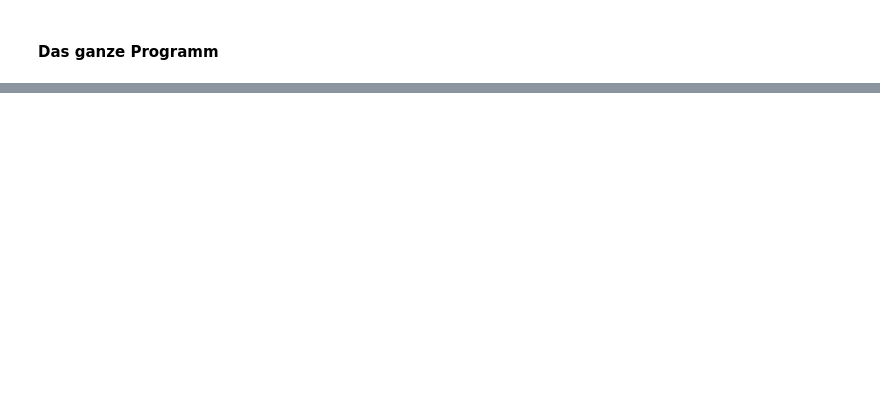
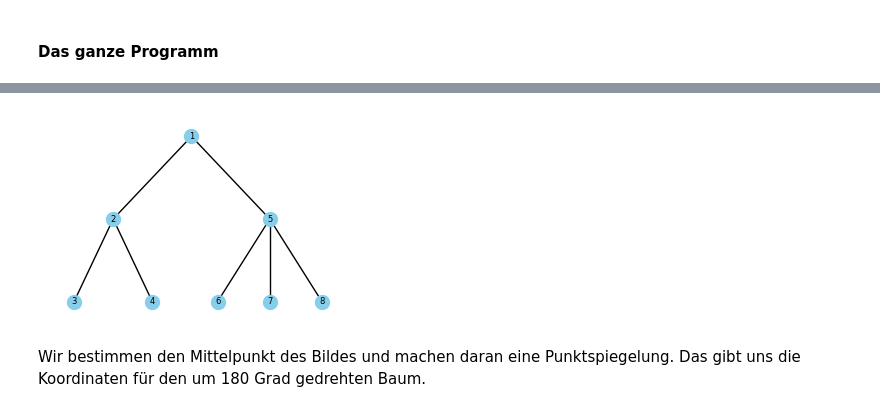
Before and after one commit to ktheu/Programmierwettbewerbe, a Jupyter notebook: bwinf1/drehfreudig/drehfreudig.ipynb, the cells around one changed output, grey strips where cells are left out. Drawn from its saved outputs; the diff is of its cells as text; code cells hidden in the pictures; blank space fills up the shorter version.

```diff
--- a/bwinf1/drehfreudig/drehfreudig.ipynb
+++ b/bwinf1/drehfreudig/drehfreudig.ipynb
@@ -238,0 +238,15 @@ print_tree(G, 1, 0)
+# %%
+pos = {u: 0 for u in G}
+level = 1
+ebene = [1]
+nextebene = []
+while ebene:
+    x = 0
+    for u in ebene:
+        pos[u] = (x+breite[u]/2,-level)
+        x+=breite[u]
+        for v in G[u]:
+            nextebene.append(v)
+    level+=1
+    ebene = nextebene
+    nextebene = []
@@ -238,0 +264,16 @@ print_tree(G, 1, 0)
+# %%
+plt.figure(figsize=(3, 2))
+G1 = nx.DiGraph(G)
+nx.draw(
+    G1, pos,
+    with_labels=True,
+    node_size=100,
+    node_color="skyblue",
+    arrows=False,
+    font_size=6
+)
+plt.show()
+# %% [output]
+[figure, added]
+# %% [markdown]
+Wir bestimmen den Mittelpunkt des Bildes und machen daran eine Punktspiegelung. Das gibt uns die Koordinaten für den um 180 Grad gedrehten Baum.
```
Also changed, not shown: parts of 21 cells of this notebook, 2 other files.
